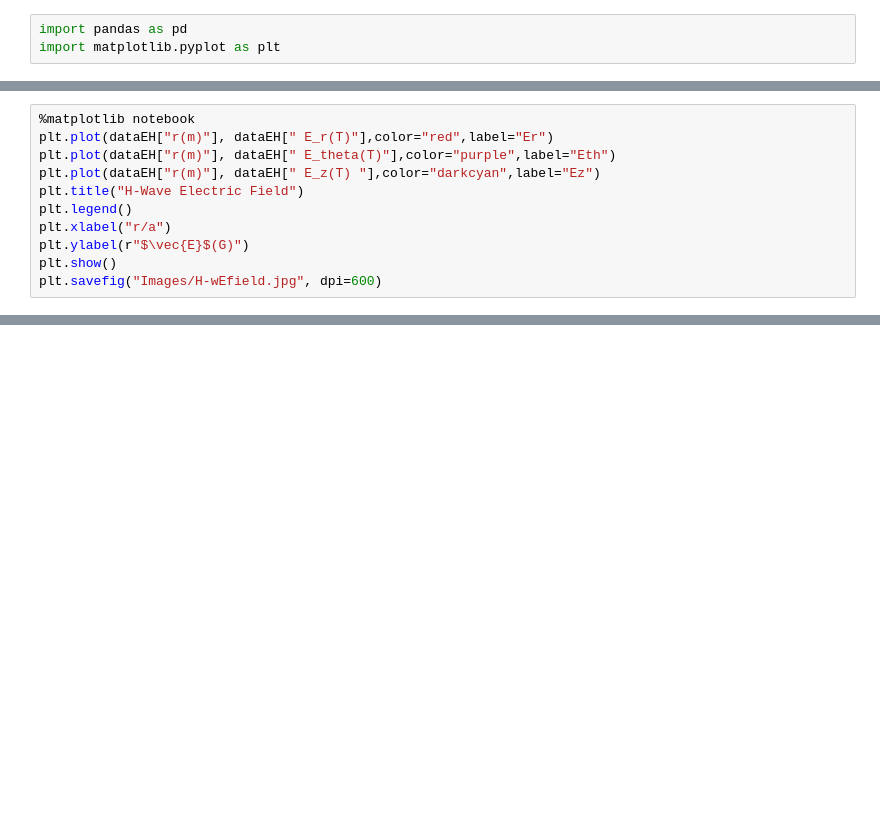
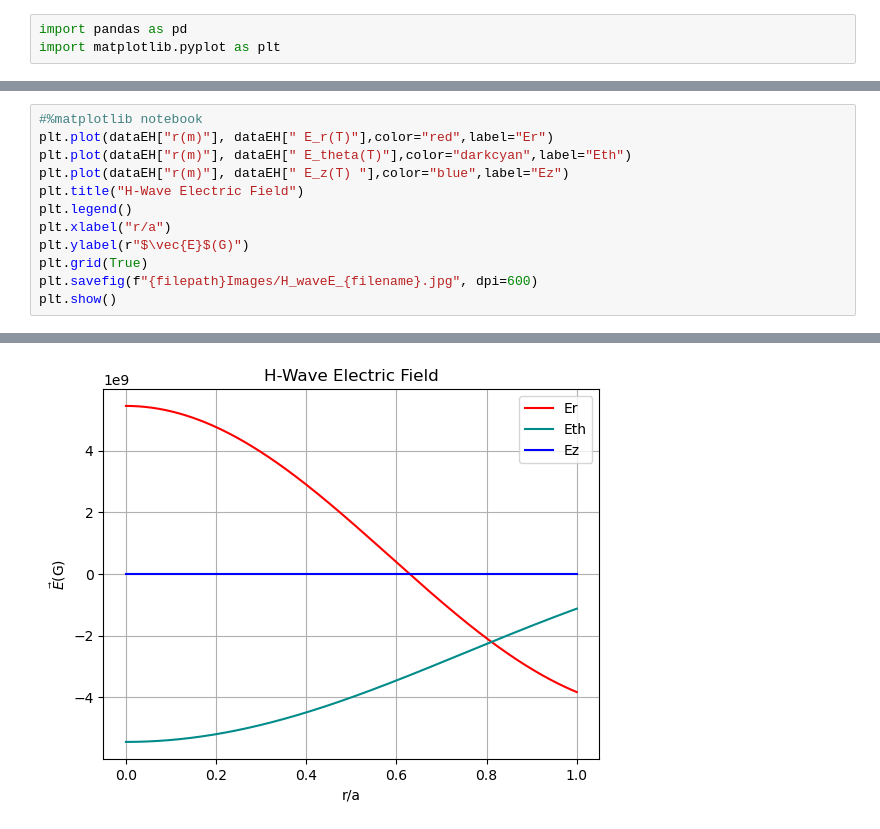
Before and after one commit to Lherrera094/Helicon-Waves, a Jupyter notebook: Analysis_pipeline/Helicon_plots.ipynb, the cells around one changed output, grey strips where cells are left out. Cells and saved outputs as stored; diff of their text form; blank space fills up the shorter version.

```diff
--- a/Analysis_pipeline/Helicon_plots.ipynb
+++ b/Analysis_pipeline/Helicon_plots.ipynb
@@ -43,12 +47,13 @@ plt.savefig("Images/BesselTG1.jpg", dpi=600)
 # %%
-%matplotlib notebook
+#%matplotlib notebook
 plt.plot(dataEH["r(m)"], dataEH[" E_r(T)"],color="red",label="Er")
-plt.plot(dataEH["r(m)"], dataEH[" E_theta(T)"],color="purple",label="Eth")
-plt.plot(dataEH["r(m)"], dataEH[" E_z(T) "],color="darkcyan",label="Ez")
+plt.plot(dataEH["r(m)"], dataEH[" E_theta(T)"],color="darkcyan",label="Eth")
+plt.plot(dataEH["r(m)"], dataEH[" E_z(T) "],color="blue",label="Ez")
 plt.title("H-Wave Electric Field")
 plt.legend()
 plt.xlabel("r/a")
 plt.ylabel(r"$\vec{E}$(G)")
+plt.grid(True)
+plt.savefig(f"{filepath}Images/H_waveE_{filename}.jpg", dpi=600)
 plt.show()
-plt.savefig("Images/H-wEfield.jpg", dpi=600)
 # %% [output]
@@ -57 +60,2 @@ plt.savefig("Images/H-wEfield.jpg", dpi=600)
+[figure, added]
 # %%
```
Also changed, not shown: parts of 7 cells of this notebook, 5 other files.
